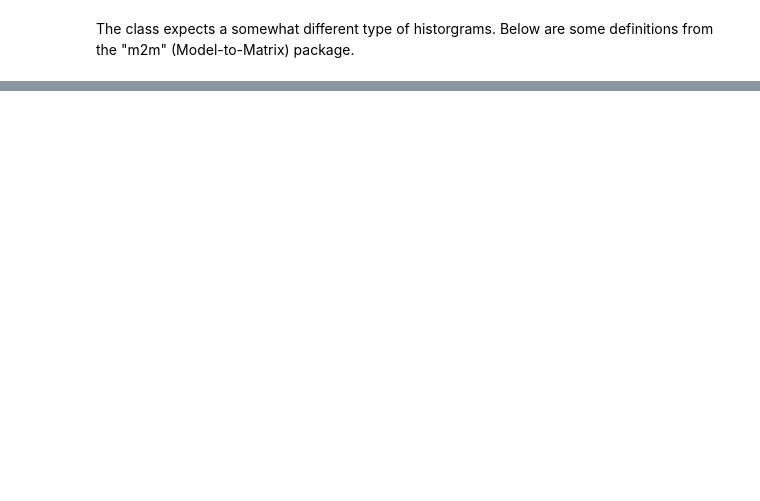
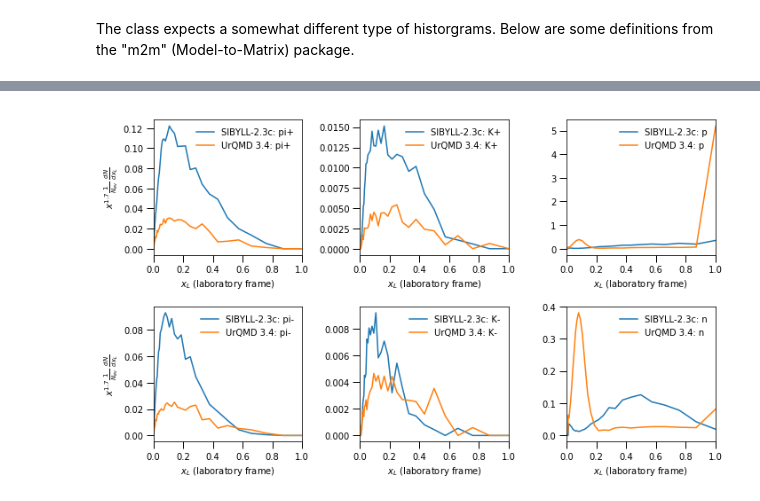
Before and after one commit to impy-project/chromo, a Jupyter notebook: impy_simple_interface_guide_UrQMD.ipynb, the cells around one changed output, grey strips where cells are left out. Saved outputs shown, nothing was run; the diff lists cells and outputs as text; code cells hidden in the pictures; blank space fills up the shorter version.

```diff
--- a/impy_simple_interface_guide_UrQMD.ipynb
+++ b/impy_simple_interface_guide_UrQMD.ipynb
@@ -25,6 +25,7 @@ urqmd_run = urqmd_module.UrQMDCascadeRun(
     # 3 (all kinds of strange mesons and baryons stable)
     # 4 (all particles stable)
     decay_mode = 0,
+    p_debug=True,
     # ...
     n_events=10000,
     # Don't raise an exception of the no histrogram for some particle type is not found
@@ -219,18 +251,21 @@ sibyll_run.start('p',evkin.elab,evkin.ecm,Atarget=14)
 # %%
 fig, axes = plt.subplots(2,3,figsize=(10,6))
 
 for ih, (hu, hs) in enumerate(zip(urqmd_run.spectrum_hists, sibyll_run.spectrum_hists)):
     xcenters = 0.5*(h.x_bins[1:] + h.x_bins[:-1])
     ax = axes.T.flatten()[ih]
     lu = ax.plot(xcenters,
                xcenters**1.7*hs.get(),
-                 label='Sib23c: ' + hs.title)
+                 label='SIBYLL-2.3c: ' + hs.title)
     ls = ax.plot(xcenters,
                xcenters**1.7*hu.get(),
                  label='UrQMD 3.4: ' + hu.title)
     ax.set_xlabel(r'$x_L$ (laboratory frame)')
     if ih in [0,1]:
-        ax.set_ylabel(r'$x^1.7*\frac{1}{N_{ev}}$ $\frac{dN}{dx_L}$')
+        ax.set_ylabel(r'$x^{1.7}\frac{1}{N_{ev}}$ $\frac{dN}{dx_L}$')
     ax.legend()
     ax.set_xlim(1e-5,1)
 plt.tight_layout()
+plt.savefig('cmp_urqmd_sibyll_pN_80GeVlab.png',dpi=300)
+# %% [output]
+[figure, added]
```
Also changed, not shown: parts of 7 cells of this notebook, 1 other file.
